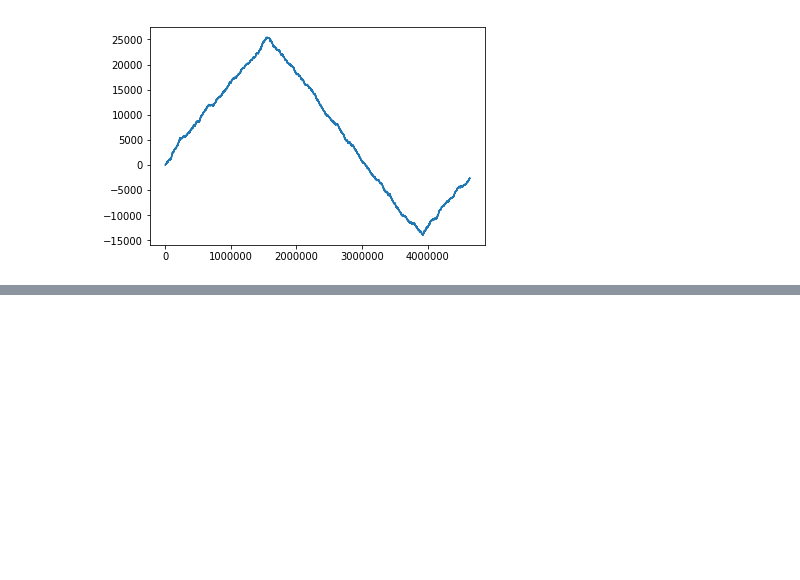
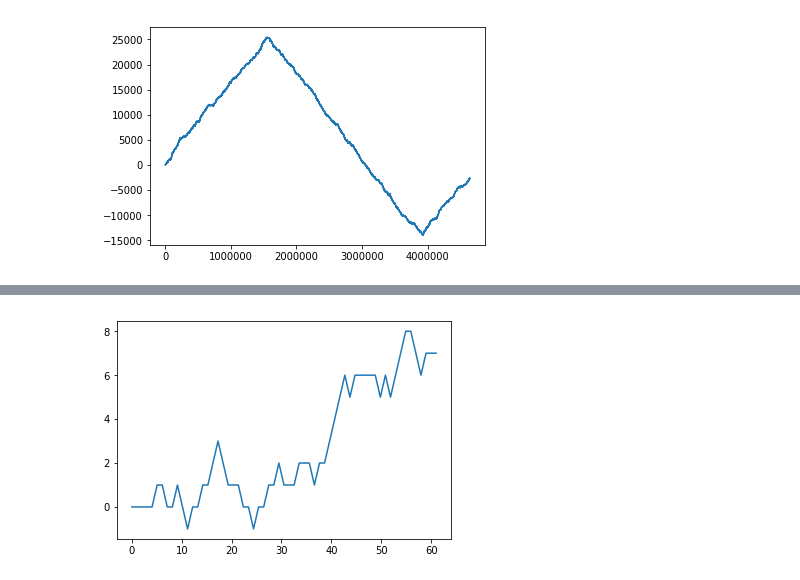
Before and after one commit to zerostwo/python, a Jupyter notebook: Bioinfo/Where_in_the_Genome_Does_Replication_Begin?(Part2).ipynb, the cells around one changed output, grey strips where cells are left out. Cells and saved outputs as stored; diff of their text form; code cells hidden in the pictures; blank space fills up the shorter version.

```diff
--- a/Bioinfo/Where_in_the_Genome_Does_Replication_Begin?(Part2).ipynb
+++ b/Bioinfo/Where_in_the_Genome_Does_Replication_Begin?(Part2).ipynb
@@ -111,0 +141,4 @@ print(SkewArray("AGCGTGCCGAAATATGCCGCCAGACCTGCTGCGGTGGCCTCGCCGACTTCACGGATGCCAAGT
+# %%
+SkewArray_Map("TAAAGACTGCCGAGAGGCCAACACGAGTGCTAGAACGAGGGGCGTAAACGCGGGTCCGAT")
+# %% [output]
+[figure, added]
```
Also changed, not shown: parts of 13 cells of this notebook, 1 other file.
